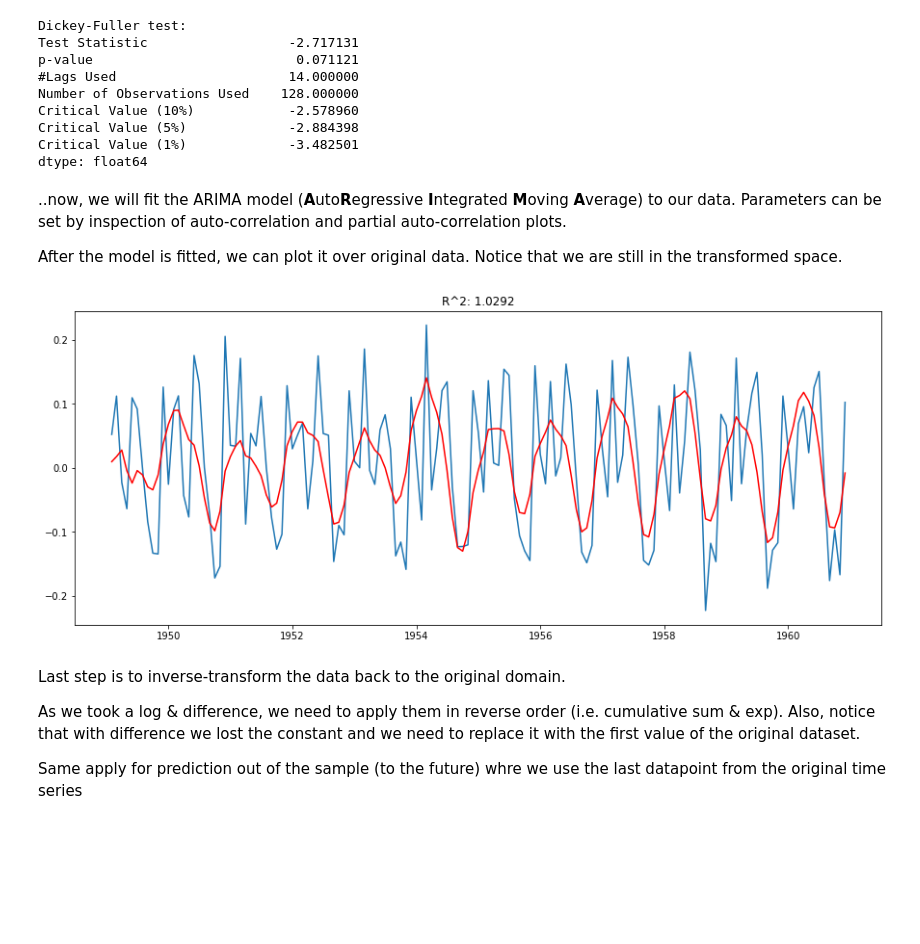
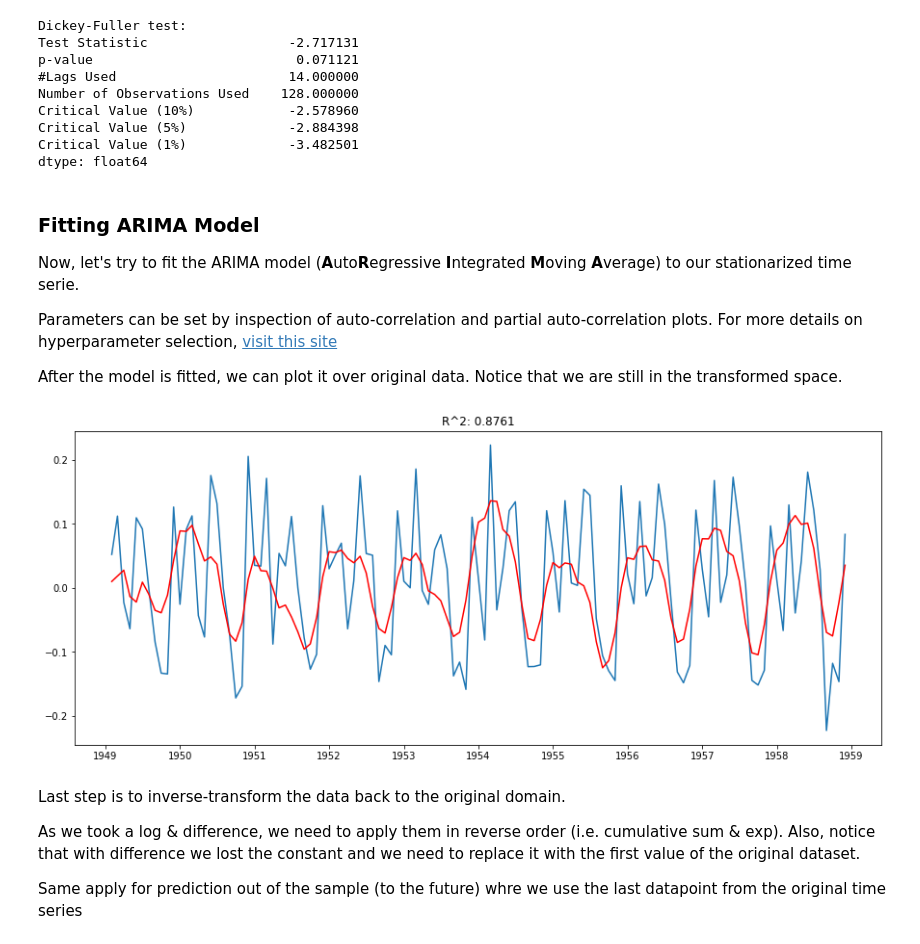
Before and after one commit to mlcollege/time-series-analysis, a Jupyter notebook: src/arima-complete.ipynb, the cells around one changed output. Drawn from its saved outputs; the diff is of its cells as text; code cells hidden in the pictures; blank space fills up the shorter version.

```diff
--- a/src/arima-complete.ipynb
+++ b/src/arima-complete.ipynb
@@ -104,0 +141,10 @@ We can use decomposed model for a simple forcasting. We would assume that in the
+# %%
+# let's take 2 years of data as a validation set
+VALIDATION_MARK = 24
+
+training_ts = ts[:-VALIDATION_MARK]
+validation_ts = ts[-VALIDATION_MARK:]
+
+plt.plot(training_ts)
+plt.plot(validation_ts, 'r--')
+plt.show()
@@ -232,21 +331,28 @@ Critical Value (5%)             -2.884398
 Critical Value (1%)             -3.482501
 dtype: float64
 # %% [markdown]
-..now, we will fit the ARIMA model (**A**uto**R**egressive **I**ntegrated **M**oving **A**verage) to our data. Parameters can be set by inspection of auto-correlation and partial auto-correlation plots.
+### Fitting ARIMA Model
+
+Now, let's try to fit the ARIMA model (**A**uto**R**egressive **I**ntegrated **M**oving **A**verage) to our stationarized time serie.
+
+Parameters can be set by inspection of auto-correlation and partial auto-correlation plots. For more details on hyperparameter selection, [visit this site](http://people.duke.edu/~rnau/411home.htm)
 
 After the model is fitted, we can plot it over original data. Notice that we are still in the transformed space.
 # %%
 from statsmodels.tsa.arima_model import ARIMA
 
-model = ARIMA(ts_log_diff, order=(2, 0, 2), freq="MS")
-results = model.fit()
+ts_log = np.log(training_ts)
+ts_log_diff = ts_log.diff().dropna()
+
+model = ARIMA(ts_log_diff, order=(2, 0, 3), freq="MS")
+results = model.fit(full_output=False, disp=False)
 
 plt.plot(ts_log_diff)
 plt.plot(results.fittedvalues, c='r')
 plt.title('R^2: %.4f'% sum((results.fittedvalues - ts_log_diff) ** 2))
 plt.show()
 # %% [output]
-[figure, old version]
+[figure, new version]
 # %% [markdown]
 Last step is to inverse-transform the data back to the original domain.
 
```
Also changed, not shown: parts of 43 cells of this notebook, 6 other files.
